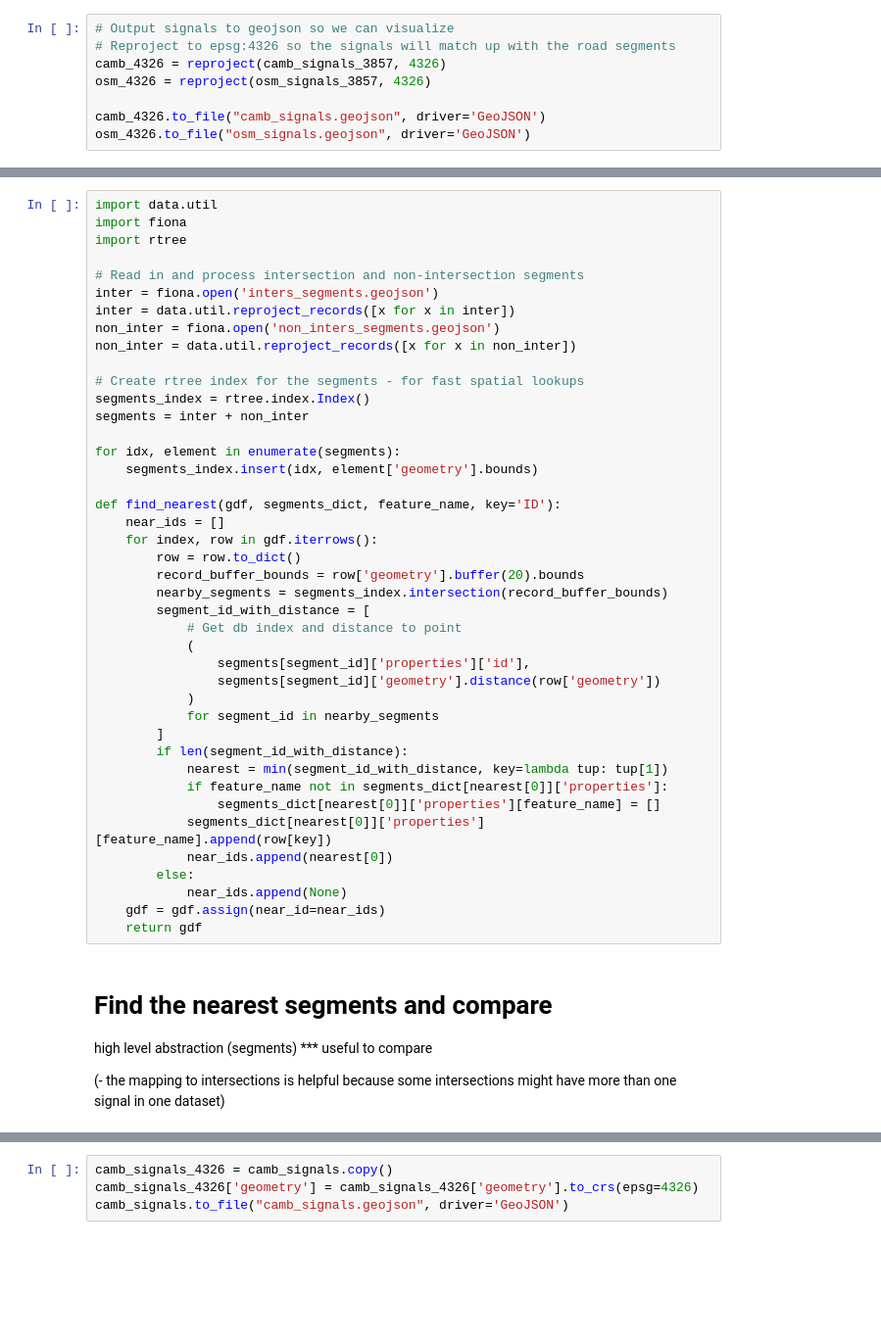
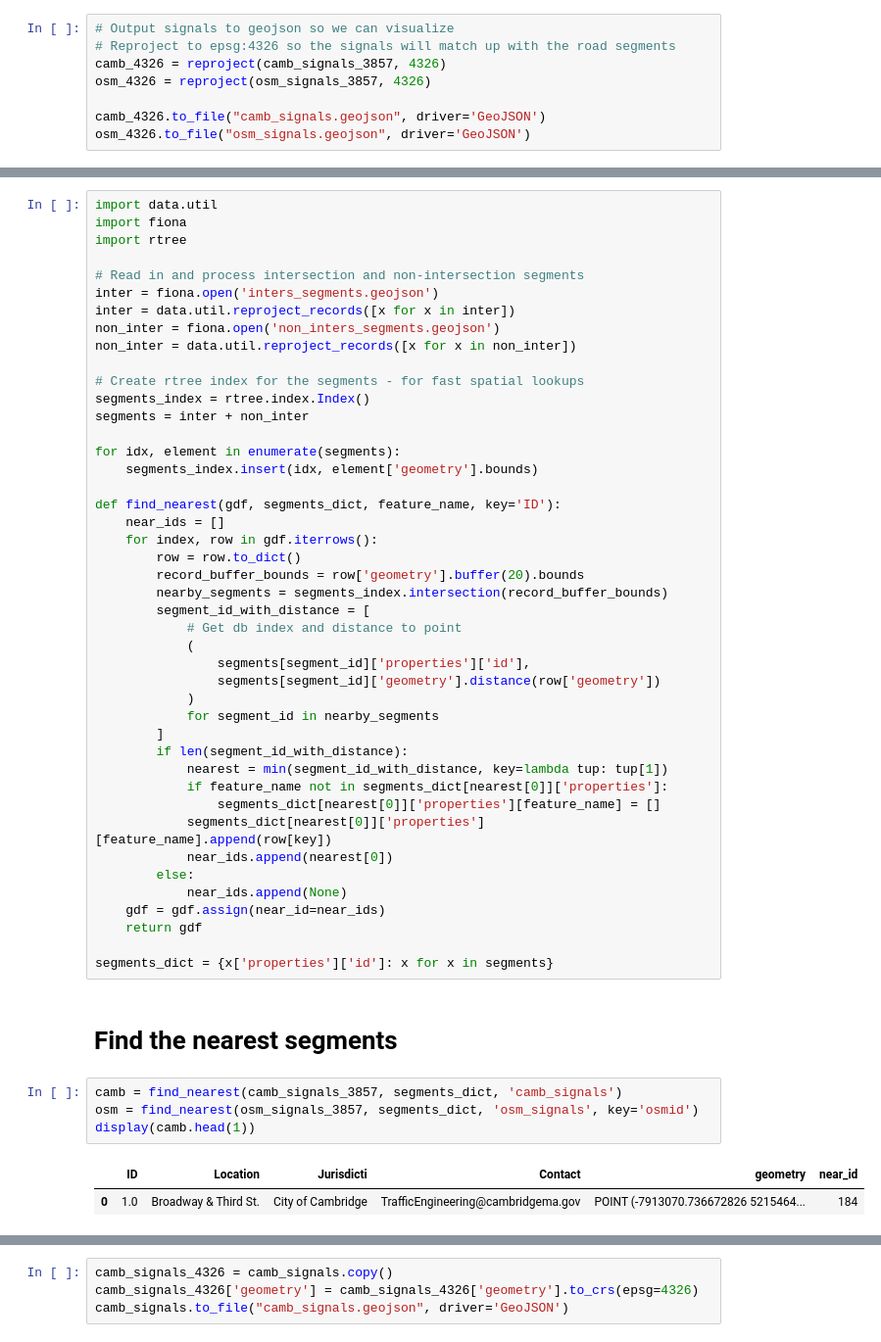
Before and after one commit to j-t-t/presentations, a Jupyter notebook: pydata-2019/pydata.ipynb, the cells around one changed output, grey strips where cells are left out. Shown at 98% size. Saved outputs shown, nothing was run; the diff lists cells and outputs as text; blank space fills up the shorter version.

```diff
--- a/pydata-2019/pydata.ipynb
+++ b/pydata-2019/pydata.ipynb
@@ -391,10 +395,14 @@ def find_nearest(gdf, segments_dict, feature_name, key='ID'):
             near_ids.append(None)
     gdf = gdf.assign(near_id=near_ids)
     return gdf
+
+segments_dict = {x['properties']['id']: x for x in segments}
-# %% [markdown]
-# Find the nearest segments and compare
-
-high level abstraction (segments)
-*** useful to compare
-
-(- the mapping to intersections is helpful because some intersections might have more than one signal in one dataset)
+# %% [markdown]
+# Find the nearest segments
+# %%
+camb = find_nearest(camb_signals_3857, segments_dict, 'camb_signals')
+osm = find_nearest(osm_signals_3857, segments_dict, 'osm_signals', key='osmid')
+display(camb.head(1))
+# %% [output]
+|  | ID | Location | Jurisdicti | Contact | geometry | near_id |
+| 0 | 1.0 | Broadway & Third St. | City of Cambridge | TrafficEngineering@cambridgema.gov | POINT (-7913070.736672826 5215464... | 184 |
```
Also changed, not shown: parts of 10 cells of this notebook.
